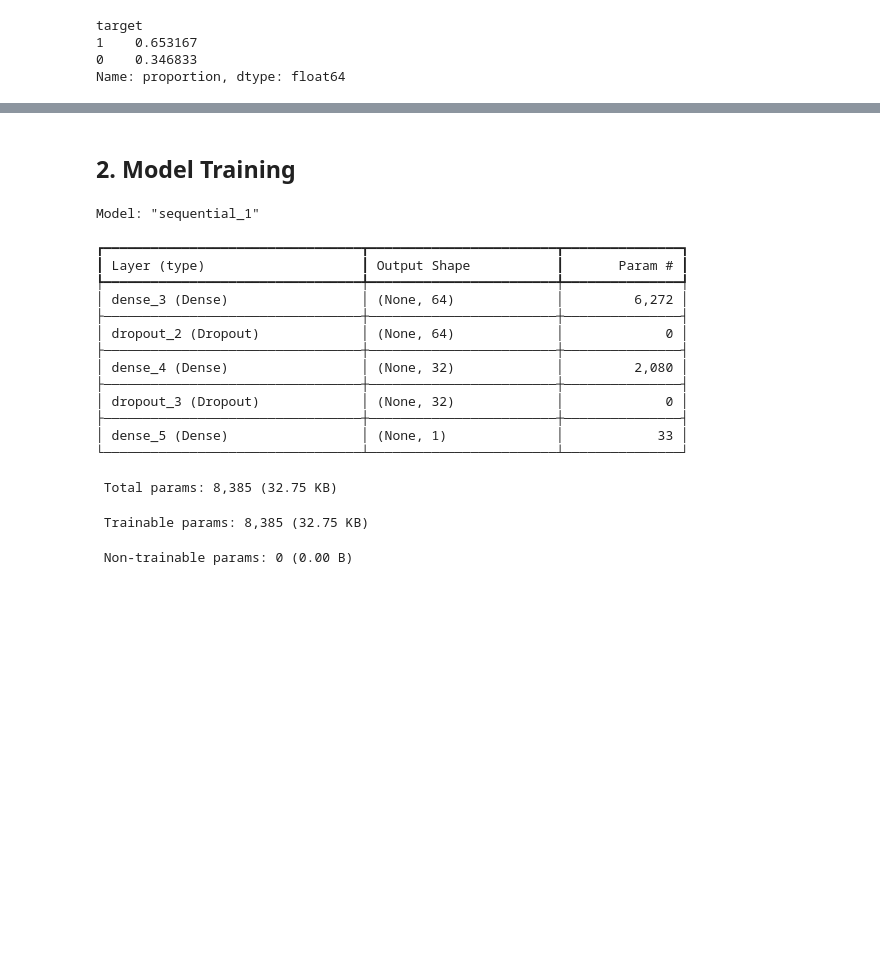
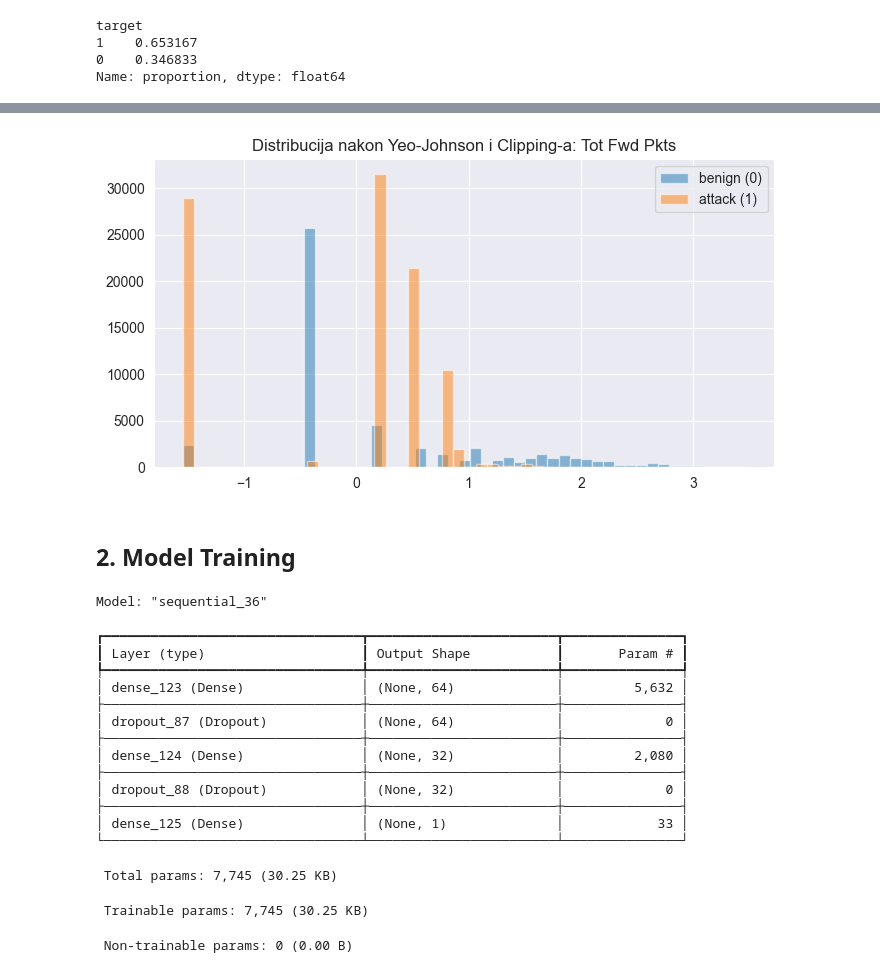
Before and after one commit to alexazivkovic/DNN_DDoS_Detection, a Jupyter notebook: DNN.ipynb, the cells around one changed output, grey strips where cells are left out. Drawn from its saved outputs; the diff is of its cells as text; code cells hidden in the pictures; blank space fills up the shorter version.

```diff
--- a/DNN.ipynb
+++ b/DNN.ipynb
@@ -46,3 +73,5 @@ NaN vrednosti ukupno: 0
+# %%
+df.drop(columns=constant_cols, inplace=True)
 # %%
 #izbacivanje identifikatora
 df.drop(columns=['Flow ID', 'Src IP', 'Dst IP', 'Timestamp'], inplace=True)
@@ -202,0 +269,16 @@ Name: proportion, dtype: float64
+# %%
+onehot_cols = [col for col in X.columns if col.startswith('src_port_')
+               or col.startswith('dst_port_')
+               or col.startswith('protocol_')]
+
+flag_cols = ['Fwd PSH Flags', 'Bwd PSH Flags', 'Fwd URG Flags', 'Bwd URG Flags',
+             'FIN Flag Cnt', 'SYN Flag Cnt', 'RST Flag Cnt', 'PSH Flag Cnt',
+             'ACK Flag Cnt', 'URG Flag Cnt', 'CWE Flag Count', 'ECE Flag Cnt']
+
+exclude_cols = onehot_cols + flag_cols
+transform_cols = [col for col in X.columns if col not in exclude_cols]
+
+print(f"Ukupno kolona u X: {X.shape[1]}")
+print(f"One-hot kolone (isključene): {len(onehot_cols)}")
+print(f"Flag kolone (isključene): {len(flag_cols)}")
+print(f"Za Yeo-Johnson transformaciju: {len(transform_cols)}")
@@ -203,7 +290,11 @@ Name: proportion, dtype: float64
 # %%
-scaler = StandardScaler()
-X_train = scaler.fit_transform(X_train)
-X_test = scaler.transform(X_test)
+pt = PowerTransformer(method='yeo-johnson', standardize=True)
 
-print(X_train.shape, X_test.shape)
+X_train_pt = X_train.copy()
+X_test_pt = X_test.copy()
+
+X_train_pt[transform_cols] = pt.fit_transform(X_train[transform_cols])
+X_test_pt[transform_cols] = pt.transform(X_test[transform_cols])
+
+print(X_train_pt.shape, X_test_pt.shape)
 # %% [output]
@@ -210,0 +302,5 @@ print(X_train.shape, X_test.shape)
+# %%
+# Clipping
+CLIP_VAL = 5
+X_train_pt[transform_cols] = X_train_pt[transform_cols].clip(-CLIP_VAL, CLIP_VAL)
+X_test_pt[transform_cols] = X_test_pt[transform_cols].clip(-CLIP_VAL, CLIP_VAL)
@@ -211,3 +326,12 @@ print(X_train.shape, X_test.shape)
+# %%
+plt.figure(figsize=(8,4))
+plt.hist(X_train_pt.loc[y_train==0, 'Tot Fwd Pkts'], bins=50, alpha=0.5, label='benign (0)')
+plt.hist(X_train_pt.loc[y_train==1, 'Tot Fwd Pkts'], bins=50, alpha=0.5, label='attack (1)')
+plt.legend()
+plt.title('Distribucija nakon Yeo-Johnson i Clipping-a: Tot Fwd Pkts')
+plt.show()
+# %% [output]
+[figure, added]
 # %% [markdown]
 ## 2. Model Training
 # %%
@@ -223,26 +347,26 @@ def build_model(input_dim, hidden_layers=[64, 32], dropout=0.2, lr=0.001):
                   metrics=['accuracy'])
     return model
 # %%
-input_dim = X_train.shape[1]
+input_dim = X_train_pt.shape[1]
 baseline_model = build_model(input_dim)
 baseline_model.summary()
 # %% [output]
-Model: "sequential_1"
+Model: "sequential_36"
 ┏━━━━━━━━━━━━━━━━━━━━━━━━━━━━━━━━━┳━━━━━━━━━━━━━━━━━━━━━━━━┳━━━━━━━━━━━━━━━┓
 ┃ Layer (type)                    ┃ Output Shape           ┃       Param # ┃
 ┡━━━━━━━━━━━━━━━━━━━━━━━━━━━━━━━━━╇━━━━━━━━━━━━━━━━━━━━━━━━╇━━━━━━━━━━━━━━━┩
-│ dense_3 (Dense)                 │ (None, 64)             │         6,272 │
+│ dense_123 (Dense)               │ (None, 64)             │         5,632 │
 ├─────────────────────────────────┼────────────────────────┼───────────────┤
-│ dropout_2 (Dropout)             │ (None, 64)             │             0 │
+│ dropout_87 (Dropout)            │ (None, 64)             │             0 │
 ├─────────────────────────────────┼────────────────────────┼───────────────┤
-│ dense_4 (Dense)                 │ (None, 32)             │         2,080 │
+│ dense_124 (Dense)               │ (None, 32)             │         2,080 │
 ├─────────────────────────────────┼────────────────────────┼───────────────┤
-│ dropout_3 (Dropout)             │ (None, 32)             │             0 │
+│ dropout_88 (Dropout)            │ (None, 32)             │             0 │
 ├─────────────────────────────────┼────────────────────────┼───────────────┤
-│ dense_5 (Dense)                 │ (None, 1)              │            33 │
+│ dense_125 (Dense)               │ (None, 1)              │            33 │
 └─────────────────────────────────┴────────────────────────┴───────────────┘
- Total params: 8,385 (32.75 KB)
+ Total params: 7,745 (30.25 KB)
- Trainable params: 8,385 (32.75 KB)
+ Trainable params: 7,745 (30.25 KB)
  Non-trainable params: 0 (0.00 B)
 # %%
 architectures = {
```
Also changed, not shown: parts of 52 cells of this notebook.
